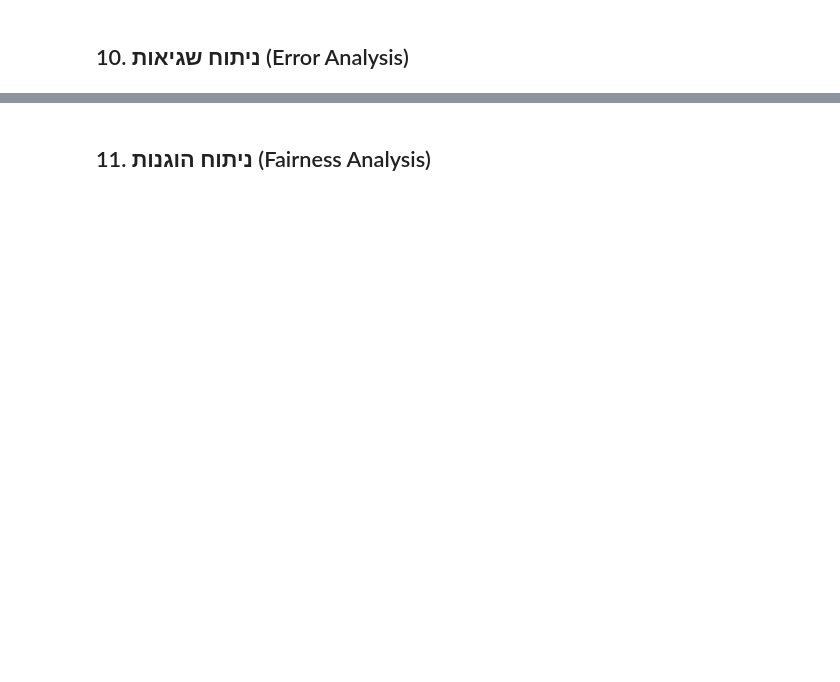
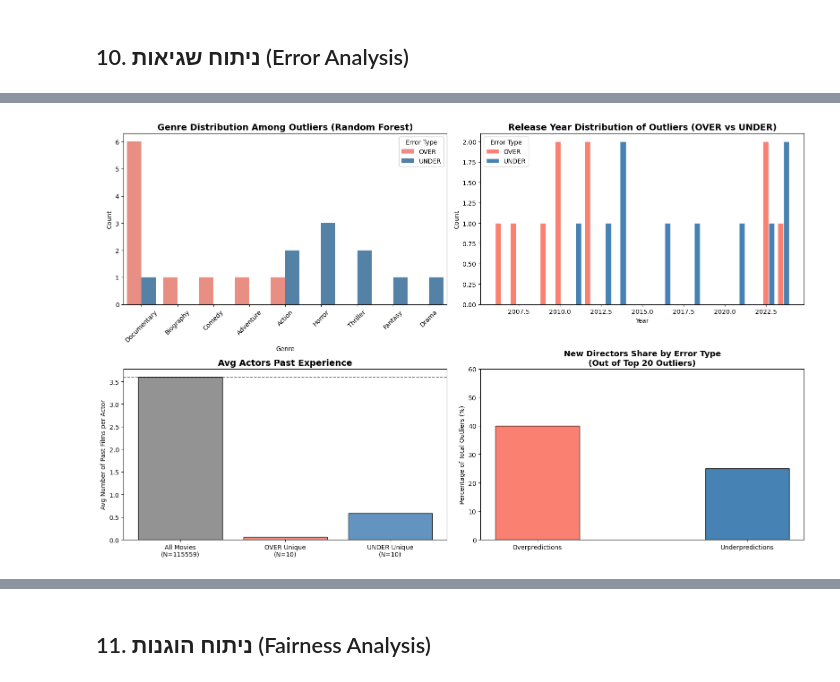
Before and after one commit to shirelhaddad/machine-learning, a Jupyter notebook: notebook_part2 (3) (2).ipynb, the cells around one changed output, grey strips where cells are left out. Cells and saved outputs as stored; diff of their text form; code cells hidden in the pictures; blank space fills up the shorter version.

```diff
--- a/notebook_part2 (3) (2).ipynb
+++ b/notebook_part2 (3) (2).ipynb
@@ -373,8 +373,7 @@ def prepare_data(df: pd.DataFrame) -> pd.DataFrame:
     df = df.dropna(subset=['averageRating', 'startYear']).reset_index(drop=True)
 
     # הסרת עמודות לא רלוונטיות
-    COLS_TO_DROP = ['numVotes', 'BoxOffice', 'plot',
-                    'tconst', 'primaryTitle', 'Language', 'Country', 'budget',]
+    COLS_TO_DROP = ['numVotes', 'BoxOffice', 'plot', 'Language', 'Country', 'budget',]
     df = df.drop(columns=[c for c in COLS_TO_DROP if c in df.columns])
 
     return df
@@ -512,7 +513,7 @@ oof_rf, stability_rf = run_stability_cv(pipeline_rf, X, y, 'Random Forest')
 ## 10. ניתוח שגיאות (Error Analysis)
 # %%
 ### 10.1 – בניית DataFrame שגיאות
-errors_df = meta_df.copy()
+errors_df = X[['tconst', 'primaryTitle', 'startYear', 'genres', 'directors']].copy()
 errors_df['y_true']   = y
 errors_df['pred_rf']  = oof_rf
 errors_df['pred_en']  = oof_en
@@ -585,40 +611,36 @@ smart_groups = [
         f'All Movies\n(N={n_all})',
     f'OVER Unique\n(N={n_over})',
     f'UNDER Unique\n(N={n_under})']
 
 # פלטת צבעים אחידה וממוקדת: אפור לכלל הנתונים, סלמון ל-OVER, וכחול פלדה ל-UNDER
 custom_colors = ['gray', 'salmon', 'steelblue']
 act_vals = [all_means['avg_actors_past_exp'],
             over_means['avg_actors_past_exp'],
             under_means['avg_actors_past_exp']]
 
 # ציור הברים עם הלייבלים החכמים
 bars_act = axes[1, 0].bar(smart_groups, act_vals, color=custom_colors, edgecolor='black', alpha=0.85)
 axes[1, 0].set_title('Avg Actors Past Experience', fontsize=14, fontweight='bold')
 axes[1, 0].set_ylabel('Avg Number of Past Films per Actor')
 
 # הוספת קו ייחוס אופקי שמראה את הממוצע הכללי כדי להדגיש את הפער!
 axes[1, 0].axhline(all_means['avg_actors_past_exp'], color='black', linestyle='--', alpha=0.6, linewidth=1.2)
 
-# הוספת ערכים מספריים מעל הסטילובים
-for bar, v in zip(bars_act, act_vals):
-    axes[1, 0].text(bar.get_x() + bar.get_width()/2,
-                    v + 0.3, f'{v:.1f}', ha='center', fontsize=11, fontweight='bold')
 
 # חישוב האחוז הישיר של במאים חדשים מתוך כלל 20 הסרטים (outliers_rf) בפיצול לסוג שגיאה
 pct_new_over  =((outliers_rf['is_new_director'] == 1.0) & (outliers_rf['Error Type'] == 'OVER')).sum()  / len(outliers_rf) * 100
 pct_new_under = ((outliers_rf['is_new_director'] == 1.0) & (outliers_rf['Error Type'] == 'UNDER')).sum() / len(outliers_rf) * 100
 percentages = [pct_new_over, pct_new_under]
 
 axes[1, 1].bar(groups, percentages, color=colors, edgecolor='black', width=0.4)
 axes[1, 1].set_title("New Directors Share by Error Type\n(Out of Top 20 Outliers)", fontsize=13, fontweight='bold')
 axes[1, 1].set_ylabel("Percentage of Total Outliers (%)")
-axes[1, 1].set_ylim(0, max(percentages) + 15)
-for bar, p in zip(bars, percentages):
-    axes[1, 1].text(bar.get_x() + bar.get_width()/2, p + 1.0, f'{p:.1f}%',
-                    ha='center', va='bottom', fontsize=11, fontweight='bold', color='black')
+axes[1, 1].set_ylim(0, max(percentages) + 20)
+
 
 plt.tight_layout()
 plt.show()
+# %% [output]
+[figure, added]
 # %%
 
```
Also changed, not shown: parts of 7 cells of this notebook.
